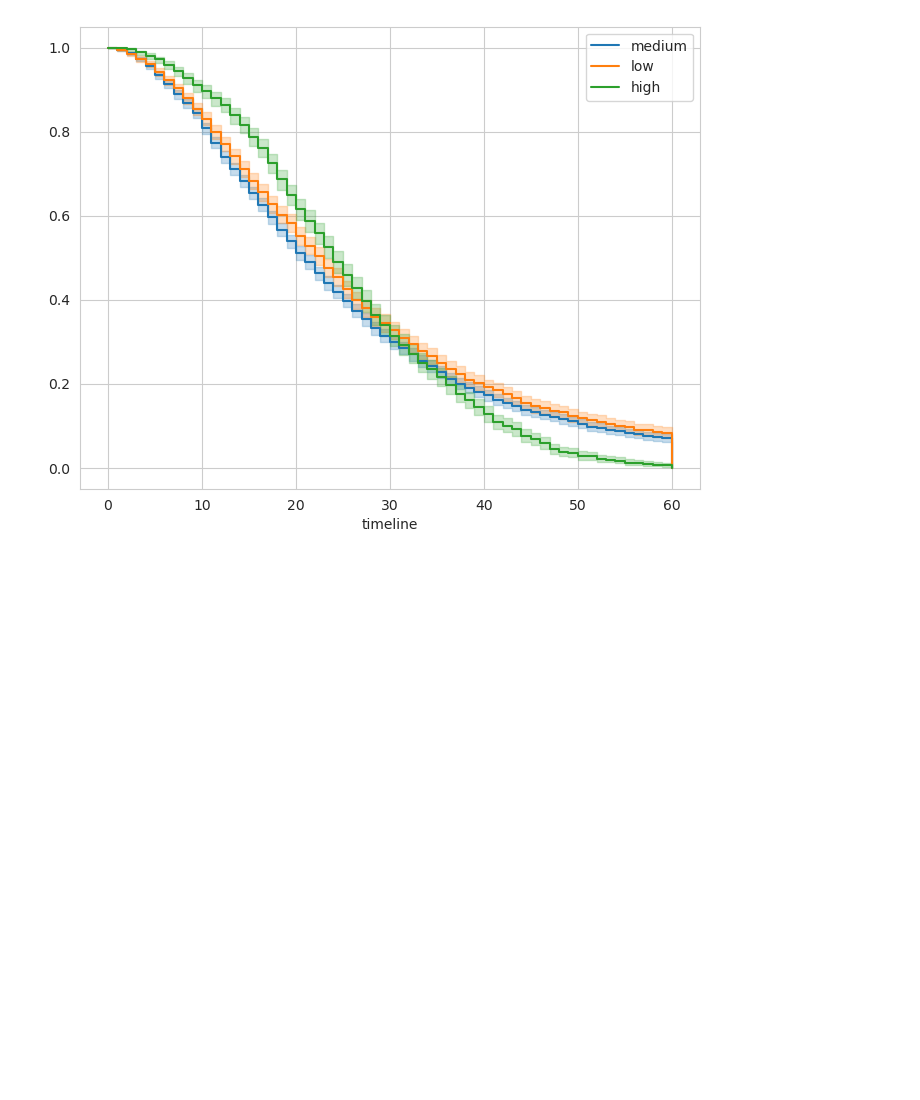
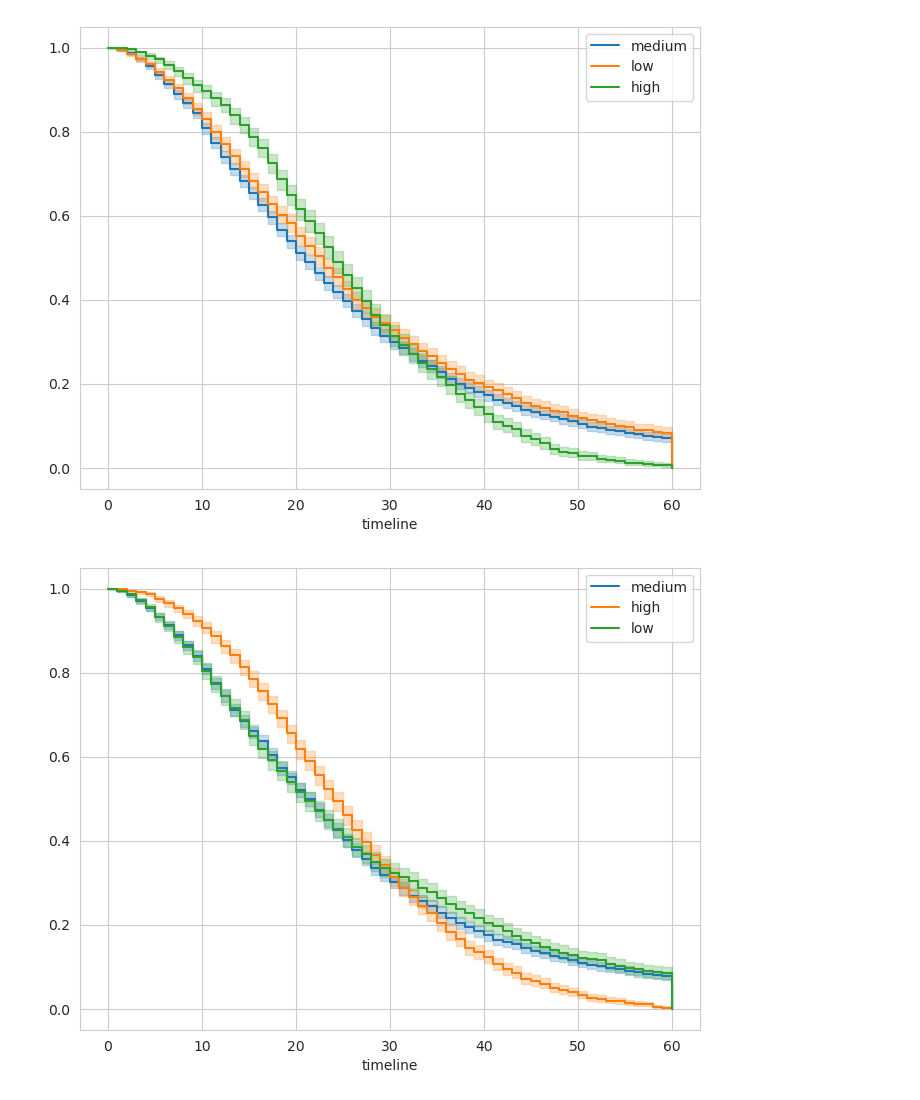
Before and after one commit to YaikavdK/Stat_practicum_1, a Jupyter notebook: opdracht 3b.ipynb, the cells around one changed output. Cells and saved outputs as stored; diff of their text form; code cells hidden in the pictures; blank space fills up the shorter version.

```diff
--- a/opdracht 3b.ipynb
+++ b/opdracht 3b.ipynb
@@ -71,6 +71,9 @@ df_ibs["HH"] = (df_ibs['experience_cat_high'] & df_ibs['priority_high'])
 df_ibs["MH"] = (df_ibs['experience_cat_medium'] & df_ibs['priority_medium'])
 
 df_ibs['experience_cat'] = df['experience_cat']
+df_ibs['priority'] = df['priority']
+df_ibs['type'] = df['type']
+
 
 
 df_ibs[2000:2015]
@@ -221,3 +224,18 @@ for level in df_ibs['experience_cat'].unique():
 plt.show()
 # %% [output]
 [figure]
+# %%
+plt.figure(figsize=(8,6))
+
+for level in df_ibs['priority'].unique():
+    mask = df_ibs['priority'] == level
+    kmf.fit(
+        durations=df_ibs.loc[mask, 'Survival_time'],
+        event_observed=df_ibs.loc[mask, 'Event'],
+        label=level
+    )
+
+    kmf.plot_survival_function()
+plt.show()
+# %% [output]
+[figure, added]
```
Also changed, not shown: parts of 2 cells of this notebook.
